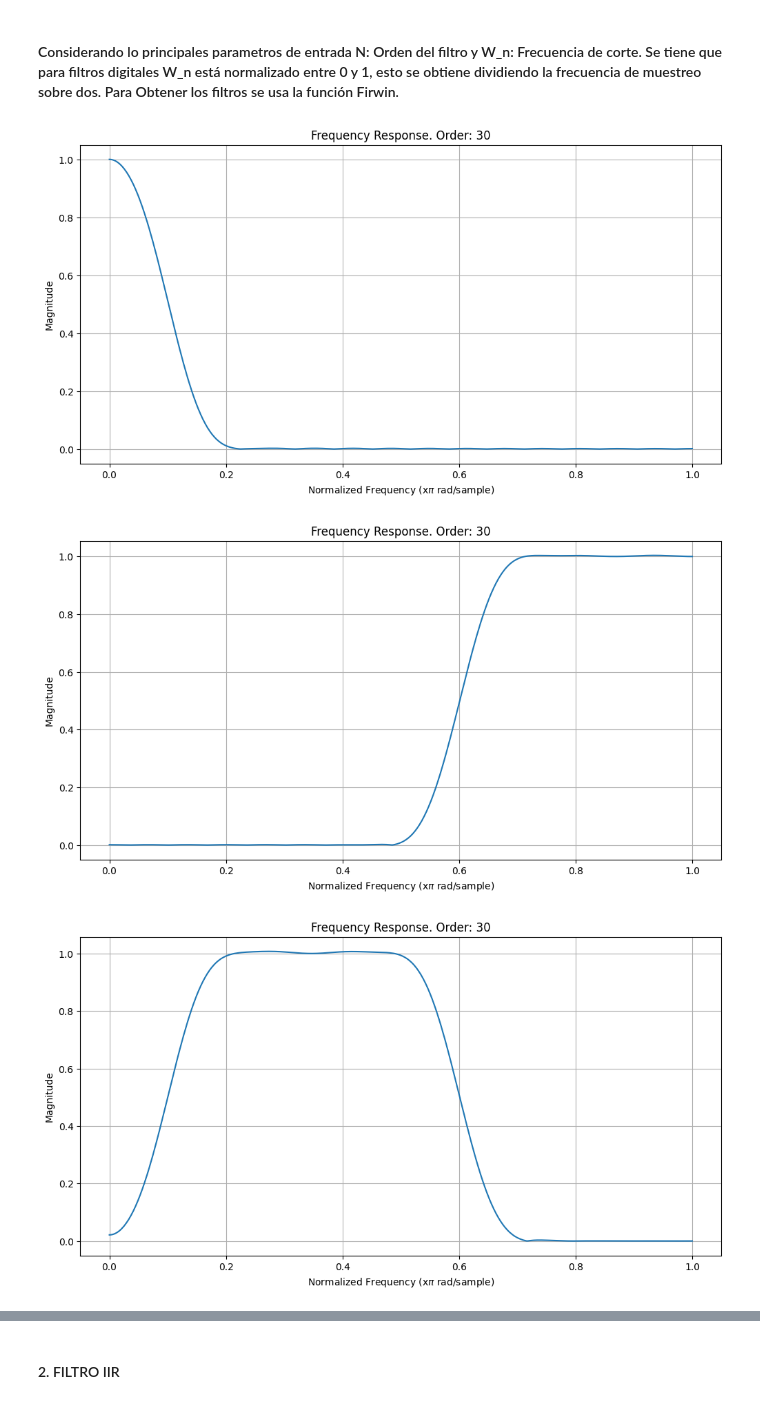
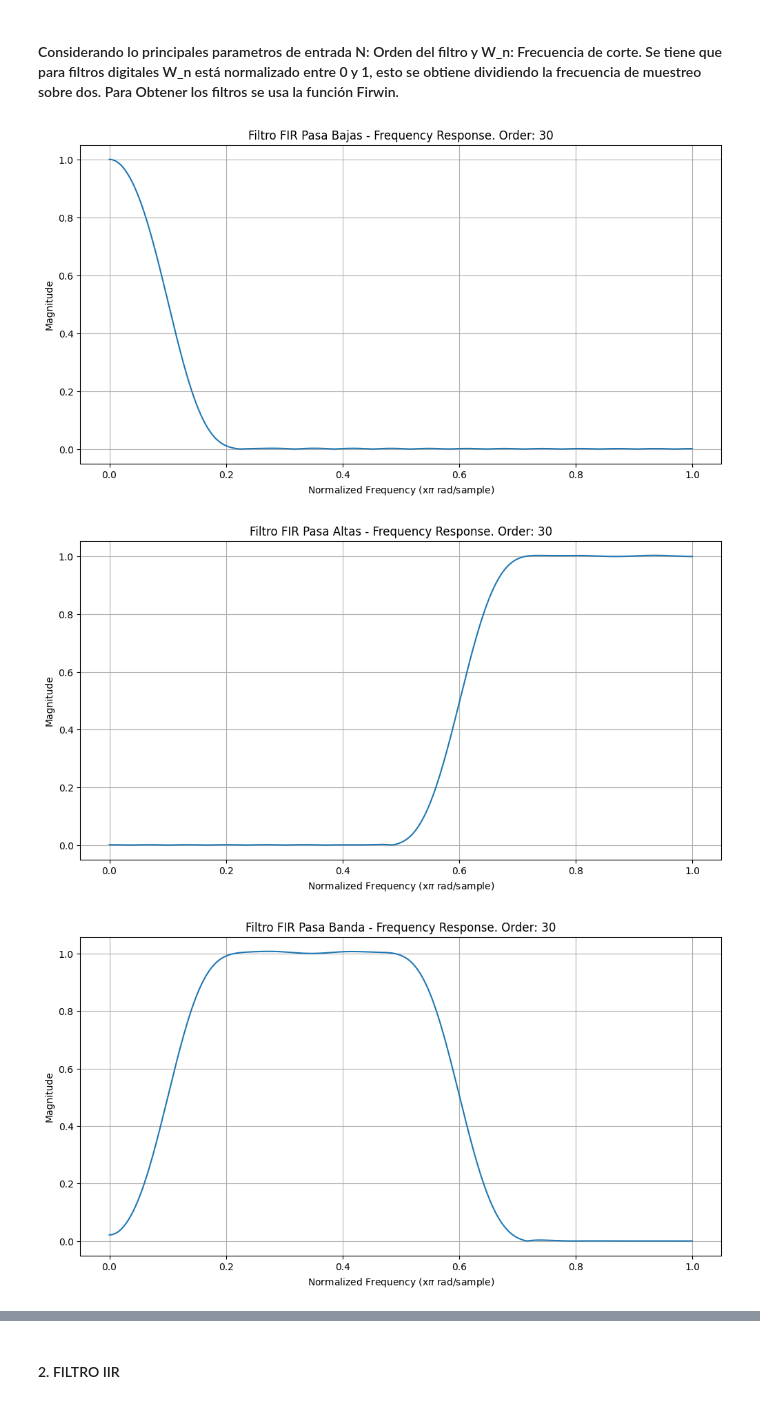
Before and after one commit to juandayo001/Biose-ales_20242, a Jupyter notebook: Practica6.ipynb, the cells around one changed output, grey strips where cells are left out. Saved outputs shown, nothing was run; the diff lists cells and outputs as text; code cells hidden in the pictures.

```diff
--- a/Practica6.ipynb
+++ b/Practica6.ipynb
@@ -66,32 +66,32 @@ wn2= fc2/nyquist
 # %%
 # FIR pasa bajas
 FIRpasabajas = signal.firwin(orden + 1, wn1, pass_zero='lowpass', window='hamming')
 y_e_fir_low = signal.lfilter(FIRpasabajas, 1.0, y_e)
 
 # FIR pasa altas
 FIRpasaltas = signal.firwin(orden + 1, wn2, pass_zero=False, window='hamming')
 y_e_fir_high = signal.lfilter(FIRpasaltas, 1.0, y_e)
 
 # FIR pasa banda
 FIRpasabanda = signal.firwin(orden + 1, [wn1, wn2], pass_zero=False, window='hamming')
 y_e_fir_band = signal.lfilter(FIRpasabanda, 1.0, y_e)
 
 # Función para graficar las respuestas en frecuencia
-def graficar_rpta(b, a, orden, nyq_rate=1):
+def graficar_rpta(b, a, orden, nyq_rate=1, titulo=''):
     w, h = signal.freqz(b, a)
     plt.figure(figsize=(12, 6))
     plt.plot((w / max(w)) * nyq_rate, abs(h))
     plt.ylabel('Magnitude')
     plt.xlabel(r'Normalized Frequency (x$\pi$ rad/sample)')
-    plt.title(r'Frequency Response. Order: ' + str(orden))
+    plt.title(titulo + ' - Frequency Response. Order: ' + str(orden))
     plt.grid(True)
     plt.show()
 
-# Gráficas de las respuestas en frecuencia para cada filtro
-graficar_rpta(FIRpasabajas, 1, orden)
-graficar_rpta(FIRpasaltas, 1, orden)
-graficar_rpta(FIRpasabanda, 1, orden)
+# Gráficas de las respuestas en frecuencia para cada filtro con títulos
+graficar_rpta(FIRpasabajas, 1, orden, titulo='Filtro FIR Pasa Bajas')
+graficar_rpta(FIRpasaltas, 1, orden, titulo='Filtro FIR Pasa Altas')
+graficar_rpta(FIRpasabanda, 1, orden, titulo='Filtro FIR Pasa Banda')
 # %% [output]
-[figure, old version]
+[figure, new version]
-[figure, old version]
+[figure, new version]
-[figure, old version]
+[figure, new version]
```
Also changed, not shown: parts of 6 cells of this notebook.
